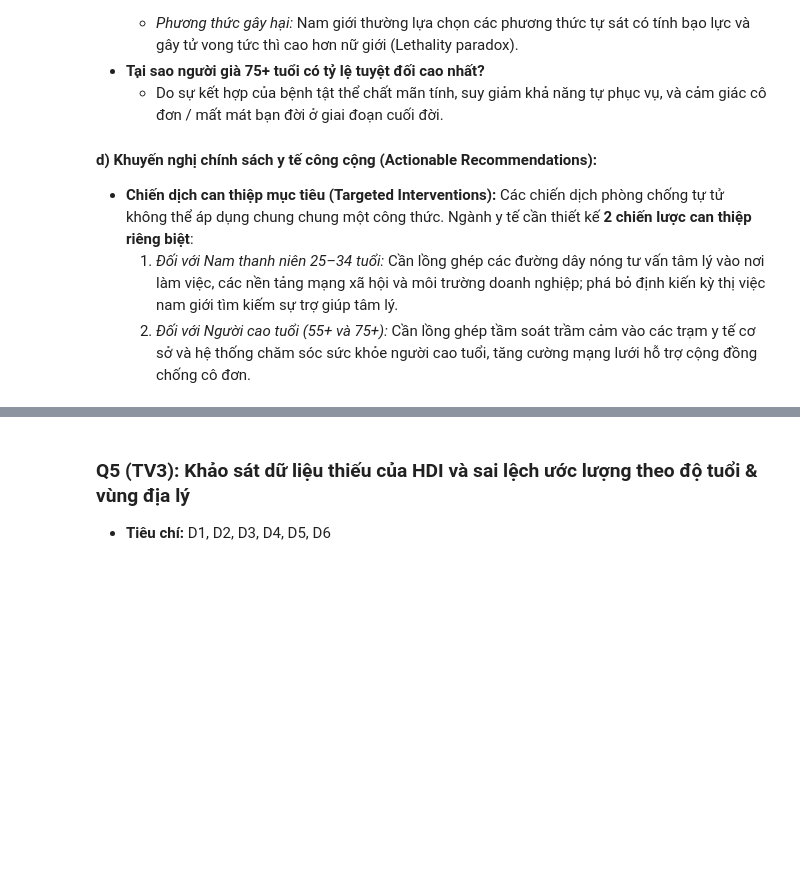
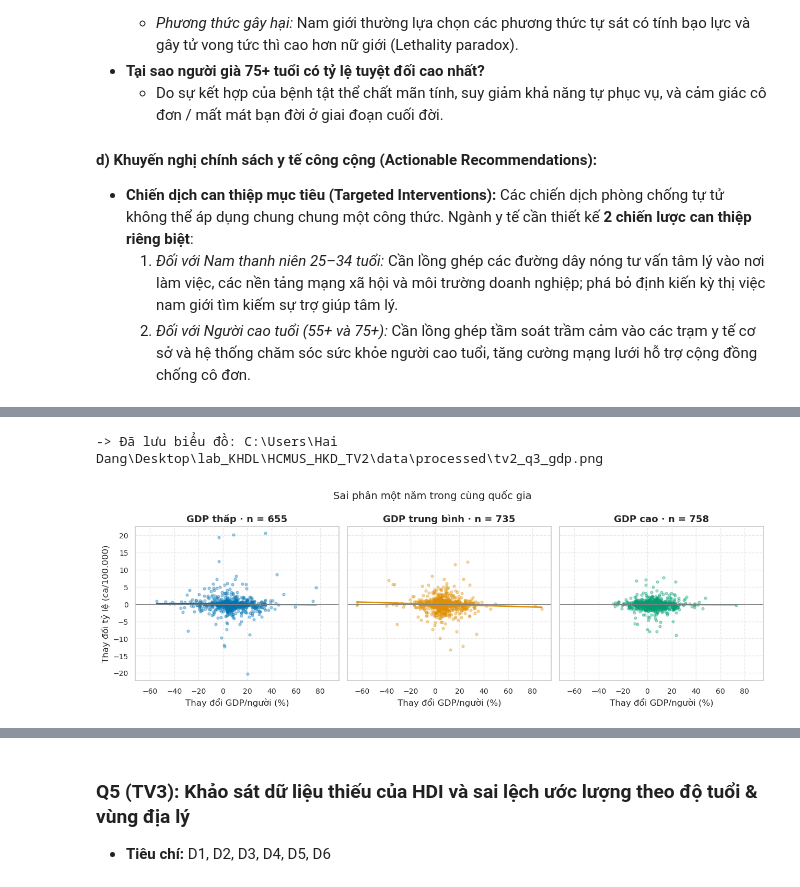
Before and after one commit to 24122039Kien/HCMUS_HKD_program_for_data_scientists, a Jupyter notebook: notebooks/02_analysis.ipynb, the cells around one changed output, grey strips where cells are left out. Saved outputs shown, nothing was run; the diff lists cells and outputs as text; code cells hidden in the pictures; blank space fills up the shorter version.

Commit message:
feat(q3-q4): integrate Dang Q3 and Q4 into 02_analysis while preserving Q1-Q2

```diff
--- a/notebooks/02_analysis.ipynb
+++ b/notebooks/02_analysis.ipynb
@@ -442,0 +443,18 @@ plt.show()
+# %%
+%matplotlib inline
+from pathlib import Path
+import sys
+
+import matplotlib.pyplot as plt
+import pandas as pd
+from IPython.display import display
+
+root = Path.cwd() if (Path.cwd() / "src").is_dir() else Path.cwd().parent
+sys.path.insert(0, str(root))
+from src.economy_age import WHO, age_comparison, associations, changes, complete_years, country_years, period_cohort
+from src.visualization import plot_age_shares, plot_crisis, plot_crude_asr, plot_gdp_changes, save_figure, set_academic_style
+
+set_academic_style()
+output = root / "data" / "processed"
+full = complete_years(pd.read_csv(root / "data" / "raw" / "master.csv"))
+panel = country_years(full)
@@ -442,0 +483,5 @@ plt.show()
+# %%
+one_year = changes(panel, 1)
+two_year = changes(panel, 2)
+q3_stats = associations(one_year, two_year)
+display(q3_stats.round(4))
@@ -442,0 +506,7 @@ plt.show()
+# %%
+fig = plot_gdp_changes(one_year)
+save_figure(fig, output / "tv2_q3_gdp.png")
+plt.show()
+# %% [output]
+-> Đã lưu biểu đồ: C:\Users\Hai Dang\Desktop\lab_KHDL\HCMUS_HKD_TV2\data\processed\tv2_q3_gdp.png
+[figure, added]
```
Also changed, not shown: parts of 12 cells of this notebook, 3 other files.
